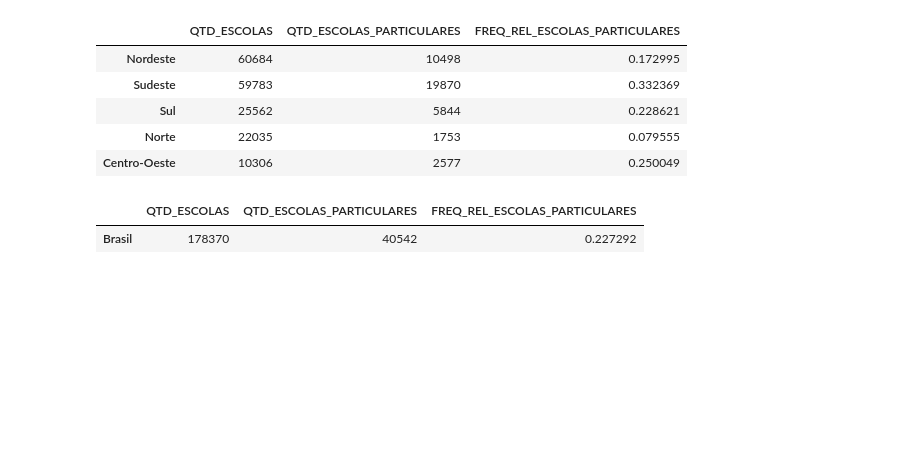
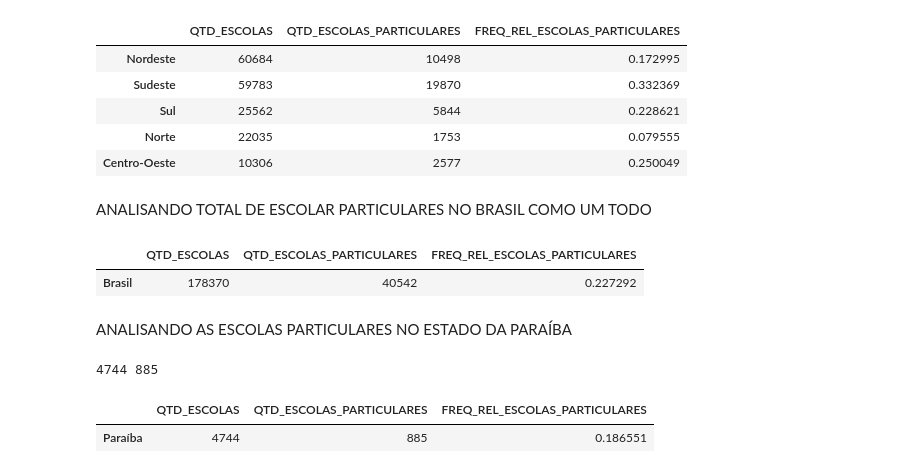
Before and after one commit to analluvias/dashboard, a Jupyter notebook: dashboard.ipynb, the cells around one changed output. Cells and saved outputs as stored; diff of their text form; code cells hidden in the pictures; blank space fills up the shorter version.

Commit message:
dados escolar particulares paraíba e freq relativa

```diff
--- a/dashboard.ipynb
+++ b/dashboard.ipynb
@@ -210,6 +210,8 @@ hfreq
 | Sul | 25562 | 5844 | 0.228621 |
 | Norte | 22035 | 1753 | 0.079555 |
 | Centro-Oeste | 10306 | 2577 | 0.250049 |
+# %% [markdown]
+ANALISANDO TOTAL DE ESCOLAR PARTICULARES NO BRASIL COMO UM TODO
 # %%
 dados_escolas_particulares_brasil = [[hfreq["QTD_ESCOLAS"].sum(), hfreq["QTD_ESCOLAS_PARTICULARES"].sum(), hfreq["QTD_ESCOLAS_PARTICULARES"].sum()/hfreq["QTD_ESCOLAS"].sum()]]
 
@@ -221,3 +223,25 @@ dados_escolas_particulares_brasil
 # %% [output]
 |  | QTD_ESCOLAS | QTD_ESCOLAS_PARTICULARES | FREQ_REL_ESCOLAS_PARTICULARES |
 | Brasil | 178370 | 40542 | 0.227292 |
+# %% [markdown]
+ANALISANDO AS ESCOLAS PARTICULARES NO ESTADO DA PARAÍBA
+# %%
+df_PB = df[df["NO_UF"]=="Paraíba"]
+total_esc_pb = len(df_PB)
+pb = df_PB[df_PB["TP_DEPENDENCIA"] == 4]
+total_part_pb = len(pb)
+
+print(total_esc_pb, total_part_pb)
+# %% [output]
+4744 885
+# %%
+dados_escolas_particulares_pb = [[total_esc_pb, total_part_pb, total_part_pb/total_esc_pb]]
+
+dados_escolas_particulares_pb= pd.DataFrame(dados_escolas_particulares_pb, columns=['QTD_ESCOLAS', 'QTD_ESCOLAS_PARTICULARES', 'FREQ_REL_ESCOLAS_PARTICULARES'])
+
+dados_escolas_particulares_pb.rename(index={0:'Paraíba'},inplace=True)
+
+dados_escolas_particulares_pb
+# %% [output]
+|  | QTD_ESCOLAS | QTD_ESCOLAS_PARTICULARES | FREQ_REL_ESCOLAS_PARTICULARES |
+| Paraíba | 4744 | 885 | 0.186551 |
```
